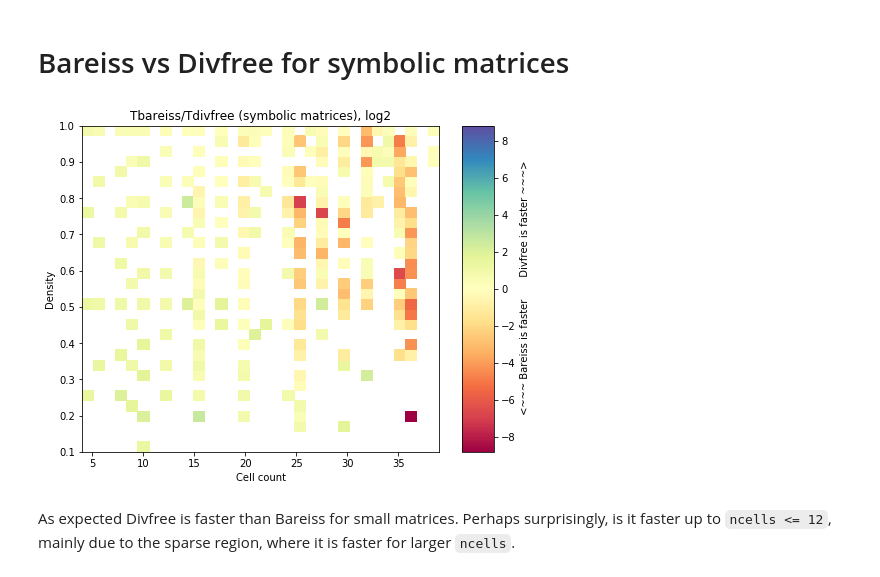
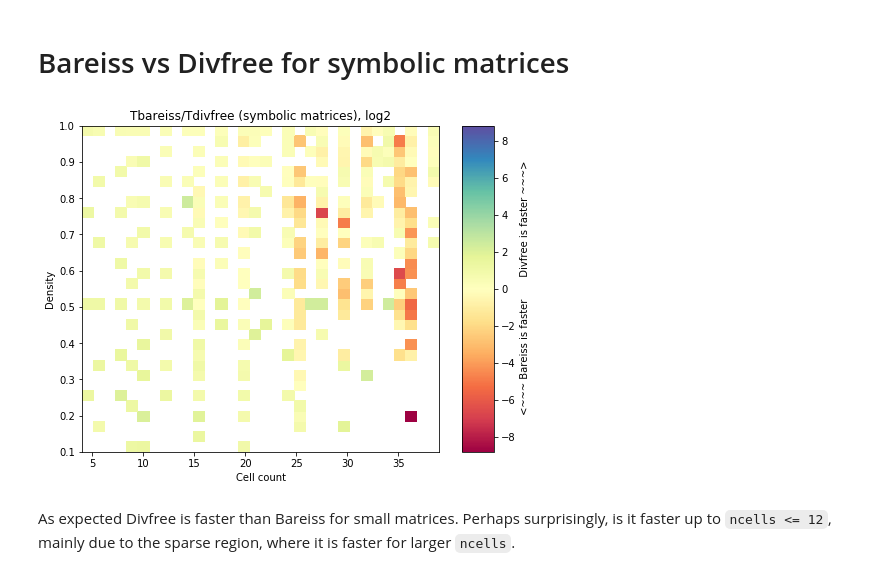
Before and after one commit to magv/ginac-matrix-solve-bench, a Jupyter notebook: analysis.ipynb, the cells around one changed output. Drawn from its saved outputs; the diff is of its cells as text; code cells hidden in the pictures.

```diff
--- a/analysis.ipynb
+++ b/analysis.ipynb
@@ -110,15 +110,15 @@ meanplot(
 # %% [markdown]
 # Bareiss vs Divfree for symbolic matrices
 # %%
-dd = d[(d.nsymbols > 1) & (~np.isnan(d.tbareiss)) & (~np.isnan(d.tdivfree)) & (d.ncells < 40)]
+dd = d[(d.nsymbols > 0) & (~np.isnan(d.tbareiss)) & (~np.isnan(d.tdivfree)) & (d.ncells < 40)]
 meanplot(
     dd.ncells, dd.density, np.log2(dd.tbareiss/dd.tdivfree),
     xname="Cell count",
     yname="Density",
     fname=" <~~~ Bareiss is faster       Divfree is faster ~~~>",
     title="Tbareiss/Tdivfree (symbolic matrices), log2")
 # %% [output]
-[figure, old version]
+[figure, new version]
 # %% [markdown]
 As expected Divfree is faster than Bareiss for small matrices.
 Perhaps surprisingly, is it faster up to `ncells <= 12`, mainly due to the sparse region, where it is faster for larger `ncells`.
```
Also changed, not shown: parts of 6 cells of this notebook, 1 other file.
